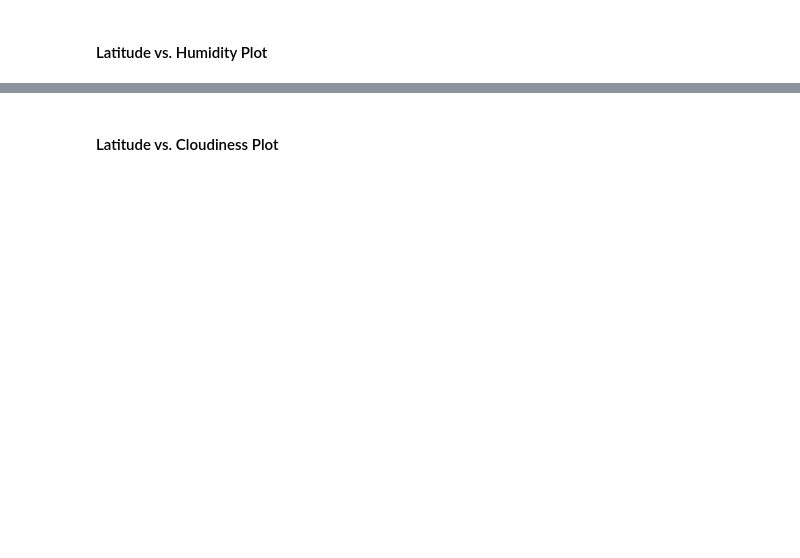
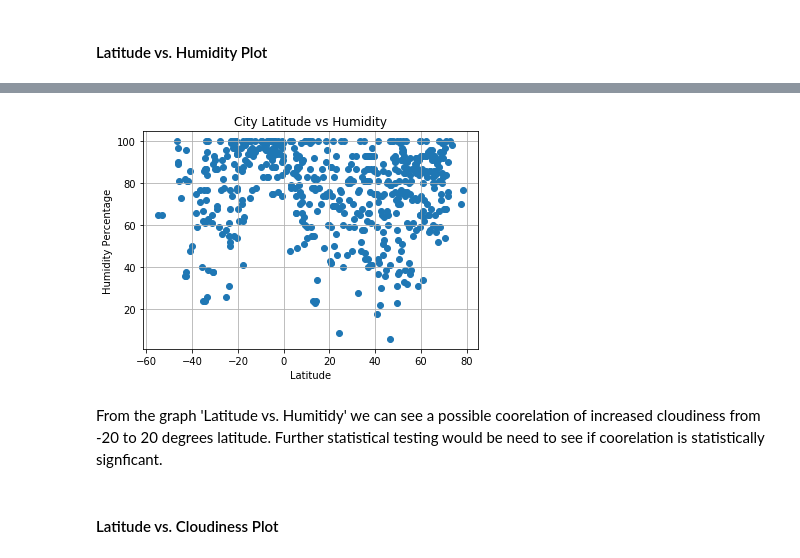
Before and after one commit to erikaplarsen/Assignment-6, a Jupyter notebook: WeatherPy.ipynb, the cells around one changed output, grey strips where cells are left out. Saved outputs shown, nothing was run; the diff lists cells and outputs as text; code cells hidden in the pictures; blank space fills up the shorter version.

```diff
--- a/WeatherPy.ipynb
+++ b/WeatherPy.ipynb
@@ -164,2 +165,13 @@ weather_df.head()
+# %%
+plt.scatter(lat,humidity)
+plt.title("City Latitude vs Humidity")
+plt.xlabel("Latitude")
+plt.ylabel("Humidity Percentage")
+plt.grid()
+plt.savefig('Latitude vs Humidity')
+# %% [output]
+[figure, added]
+# %% [markdown]
+From the graph 'Latitude vs. Humitidy' we can see a possible coorelation of increased cloudiness from -20 to 20 degrees latitude. Further statistical testing would be need to see if coorelation is statistically signficant.
 # %% [markdown]
 #### Latitude vs. Cloudiness Plot
```
Also changed, not shown: parts of 17 cells of this notebook, 5 other files.
